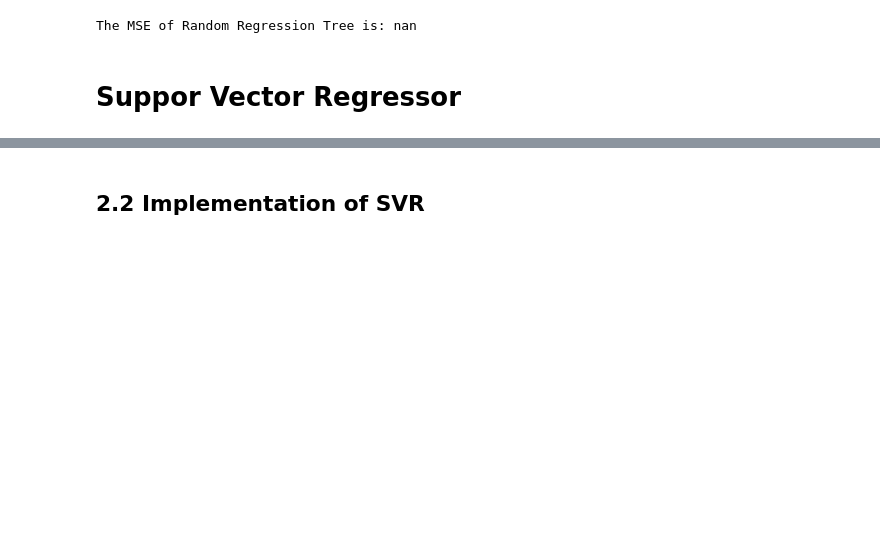
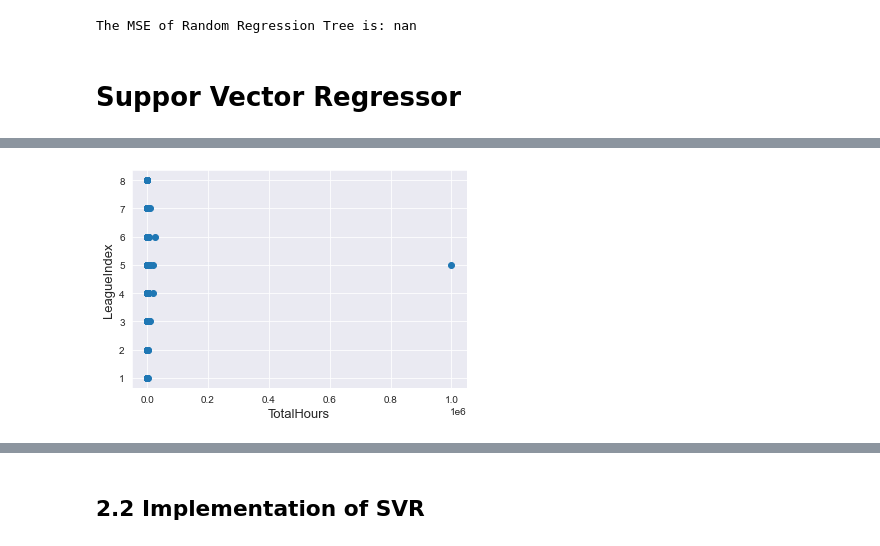
Before and after one commit to Giusseppe-97/Uncertainty_Quantification, a Jupyter notebook: code/code_regression/SkillCraft/skillcraft.ipynb, the cells around one changed output, grey strips where cells are left out. Saved outputs shown, nothing was run; the diff lists cells and outputs as text; code cells hidden in the pictures; blank space fills up the shorter version.

```diff
--- a/code/code_regression/SkillCraft/skillcraft.ipynb
+++ b/code/code_regression/SkillCraft/skillcraft.ipynb
@@ -289 +301,15 @@ df
 3395 rows × 20 columns
+# %%
+# It truly doesn't matter the GameID, so I am going to dop it to avoid it affecting my model
+df.drop("GameID", axis = 1, inplace = True)
+# %%
+#scatter plot of total hours vs rank
+
+fig, ax = plt.subplots()
+ax.scatter(x = df['TotalHours'], y = df['LeagueIndex'])
+plt.ylabel('LeagueIndex', fontsize=13)
+plt.xlabel('TotalHours', fontsize=13)
+#plt.xlim([0, 100000])
+plt.show()
+# %% [output]
+[figure, added]
```
Also changed, not shown: parts of 18 cells of this notebook.
